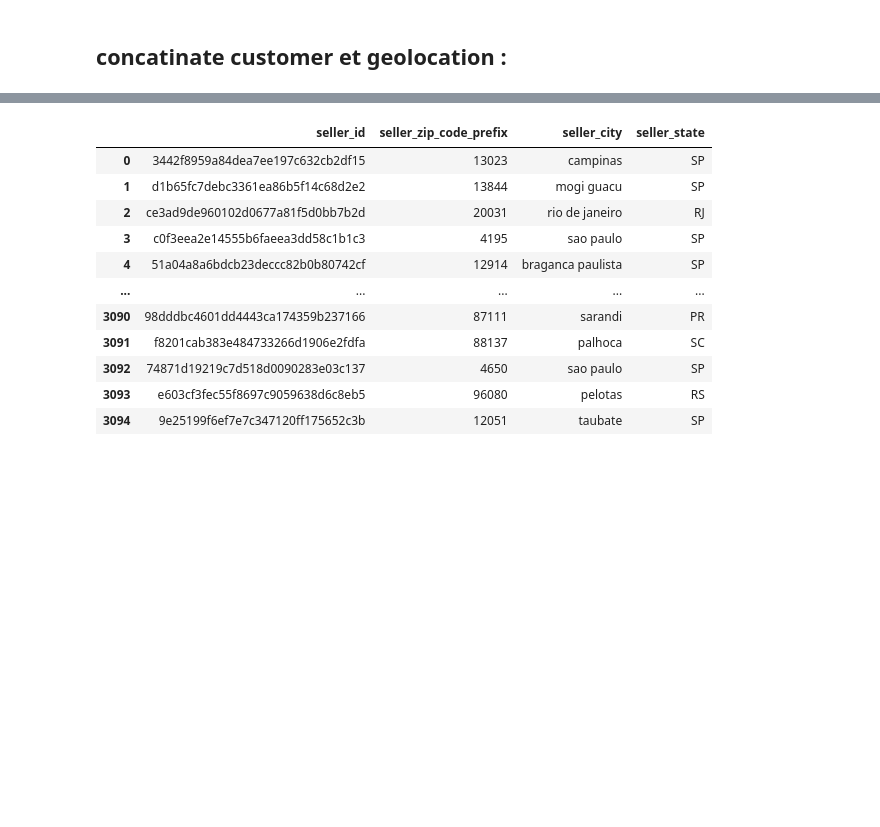
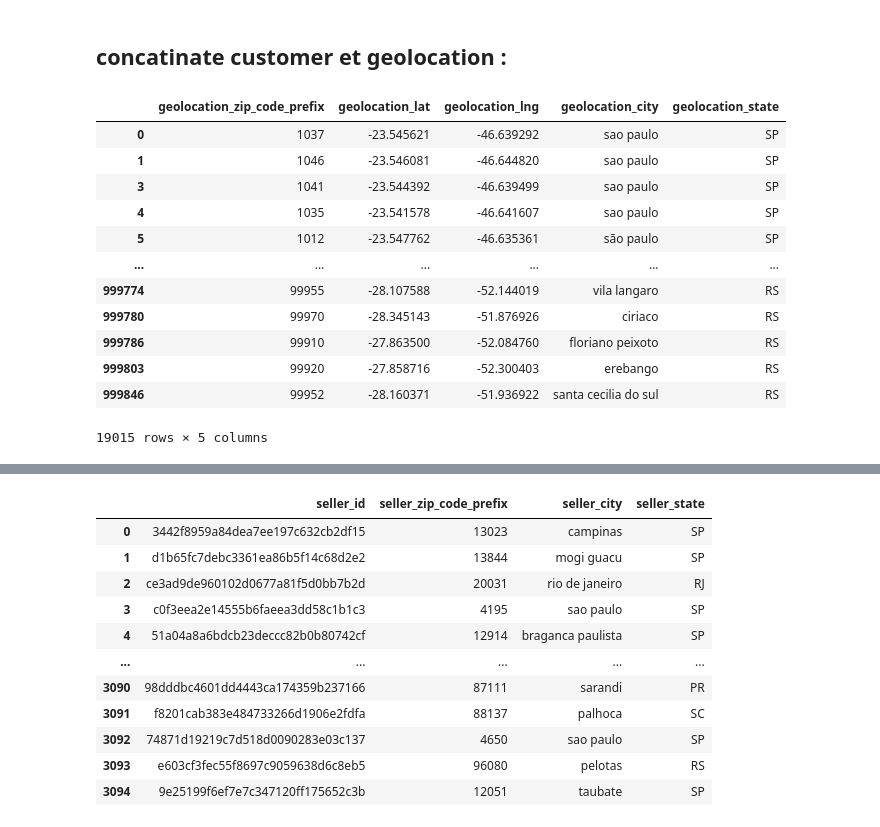
Before and after one commit to haelbrek/Olist, a Jupyter notebook: analyse_hamza/analyse.ipynb, the cells around one changed output, grey strips where cells are left out. Drawn from its saved outputs; the diff is of its cells as text; code cells hidden in the pictures; blank space fills up the shorter version.

```diff
--- a/analyse_hamza/analyse.ipynb
+++ b/analyse_hamza/analyse.ipynb
@@ -30,6 +30,24 @@ Text(0.5, 1.0, '')
 [figure]
 # %% [markdown]
 ## concatinate customer et geolocation :
+# %%
+df_geolocation=pd.read_csv("/home/ha-brek/Devia_AI/Data/archive/olist_geolocation_dataset.csv")
+df_geolocation=df_geolocation.drop_duplicates(subset=['geolocation_zip_code_prefix'])
+df_geolocation
+# %% [output]
+|  | geolocation_zip_code_prefix | geolocation_lat | geolocation_lng | geolocation_city | geolocation_state |
+| 0 | 1037 | -23.545621 | -46.639292 | sao paulo | SP |
+| 1 | 1046 | -23.546081 | -46.644820 | sao paulo | SP |
+| 3 | 1041 | -23.544392 | -46.639499 | sao paulo | SP |
+| 4 | 1035 | -23.541578 | -46.641607 | sao paulo | SP |
+| 5 | 1012 | -23.547762 | -46.635361 | são paulo | SP |
+| ... | ... | ... | ... | ... | ... |
+| 999774 | 99955 | -28.107588 | -52.144019 | vila langaro | RS |
+| 999780 | 99970 | -28.345143 | -51.876926 | ciriaco | RS |
+| 999786 | 99910 | -27.863500 | -52.084760 | floriano peixoto | RS |
+| 999803 | 99920 | -27.858716 | -52.300403 | erebango | RS |
+| 999846 | 99952 | -28.160371 | -51.936922 | santa cecilia do sul | RS |
+19015 rows × 5 columns
 # %%
 df_customers_geolocation=df_customers.merge(df_geolocation[["geolocation_lat","geolocation_lng","geolocation_zip_code_prefix"]],left_on="customer_zip_code_prefix",right_on="geolocation_zip_code_prefix", how="left")
 df_customers_geolocation
```
Also changed, not shown: parts of 9 cells of this notebook, 1 other file.
